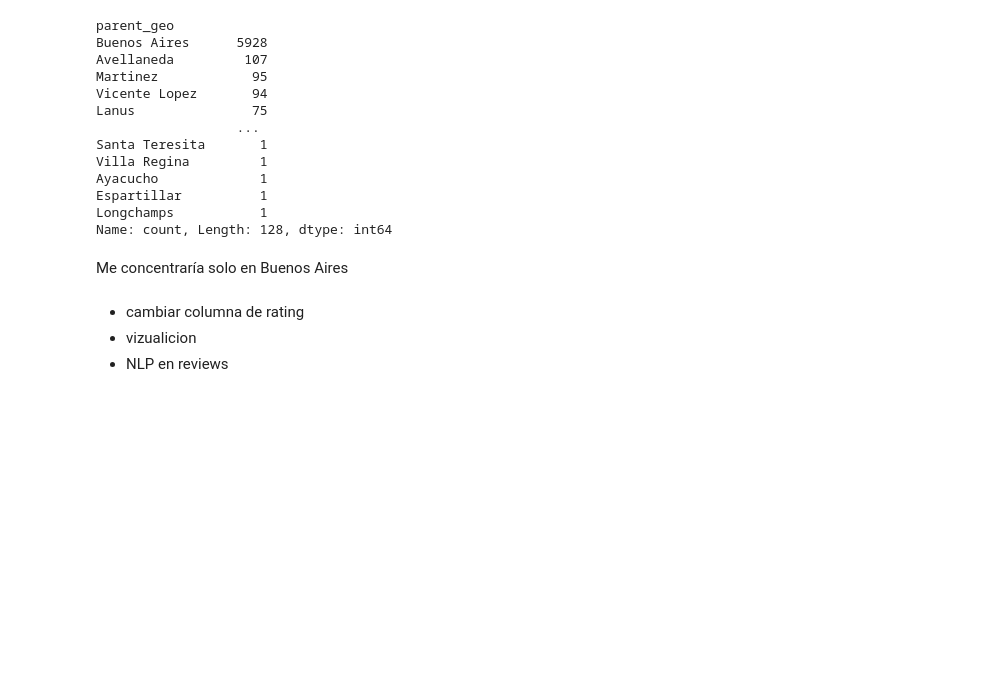
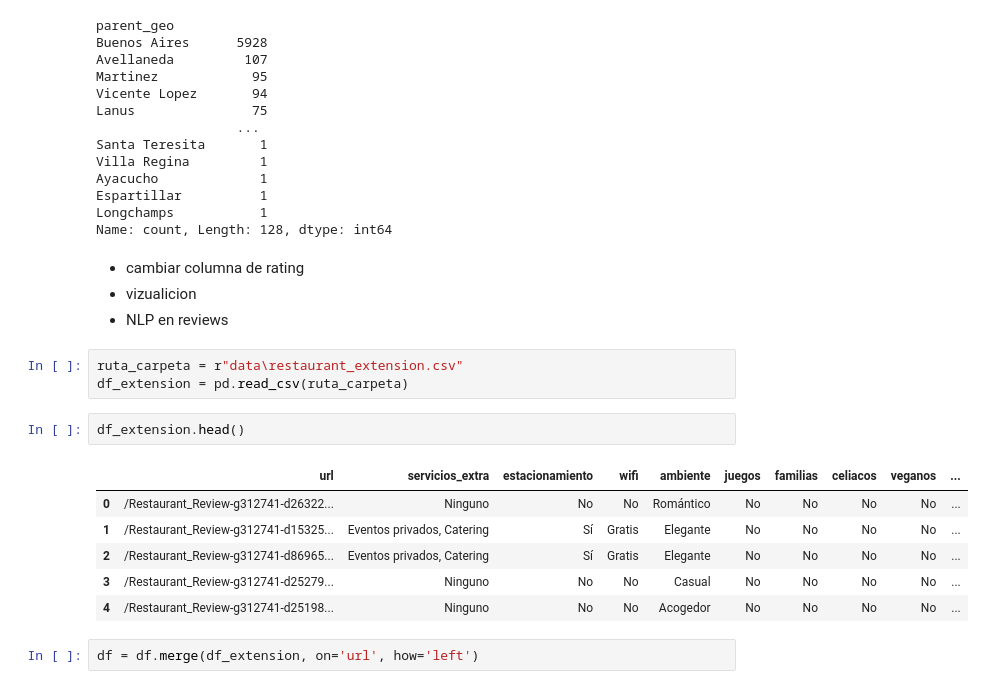
Before and after one commit to MartinaLarrea/App_Eatery, a Jupyter notebook: preprocess.ipynb, the cells around one changed output. Cells and saved outputs as stored; diff of their text form; blank space fills up the shorter version.

```diff
--- a/preprocess.ipynb
+++ b/preprocess.ipynb
@@ -497,10 +487,22 @@ Ayacucho             1
 Espartillar          1
 Longchamps           1
 Name: count, Length: 128, dtype: int64
-# %% [markdown]
-Me concentraría solo en Buenos Aires
 # %% [markdown]
 
 *    cambiar columna de rating
 *   vizualicion
 *   NLP  en reviews
+# %%
+ruta_carpeta = r"data\restaurant_extension.csv"
+df_extension = pd.read_csv(ruta_carpeta)
+# %%
+df_extension.head()
+# %% [output]
+|  | url | servicios_extra | estacionamiento | wifi | ambiente | juegos | familias | celiacos | veganos | ... |
+| 0 | /Restaurant_Review-g312741-d26322... | Ninguno | No | No | Romántico | No | No | No | No | ... |
+| 1 | /Restaurant_Review-g312741-d15325... | Eventos privados, Catering | Sí | Gratis | Elegante | No | No | No | No | ... |
+| 2 | /Restaurant_Review-g312741-d86965... | Eventos privados, Catering | Sí | Gratis | Elegante | No | No | No | No | ... |
+| 3 | /Restaurant_Review-g312741-d25279... | Ninguno | No | No | Casual | No | No | No | No | ... |
+| 4 | /Restaurant_Review-g312741-d25198... | Ninguno | No | No | Acogedor | No | No | No | No | ... |
+# %%
+df = df.merge(df_extension, on='url', how='left')
```
Also changed, not shown: parts of 9 cells of this notebook, 1 other file.
